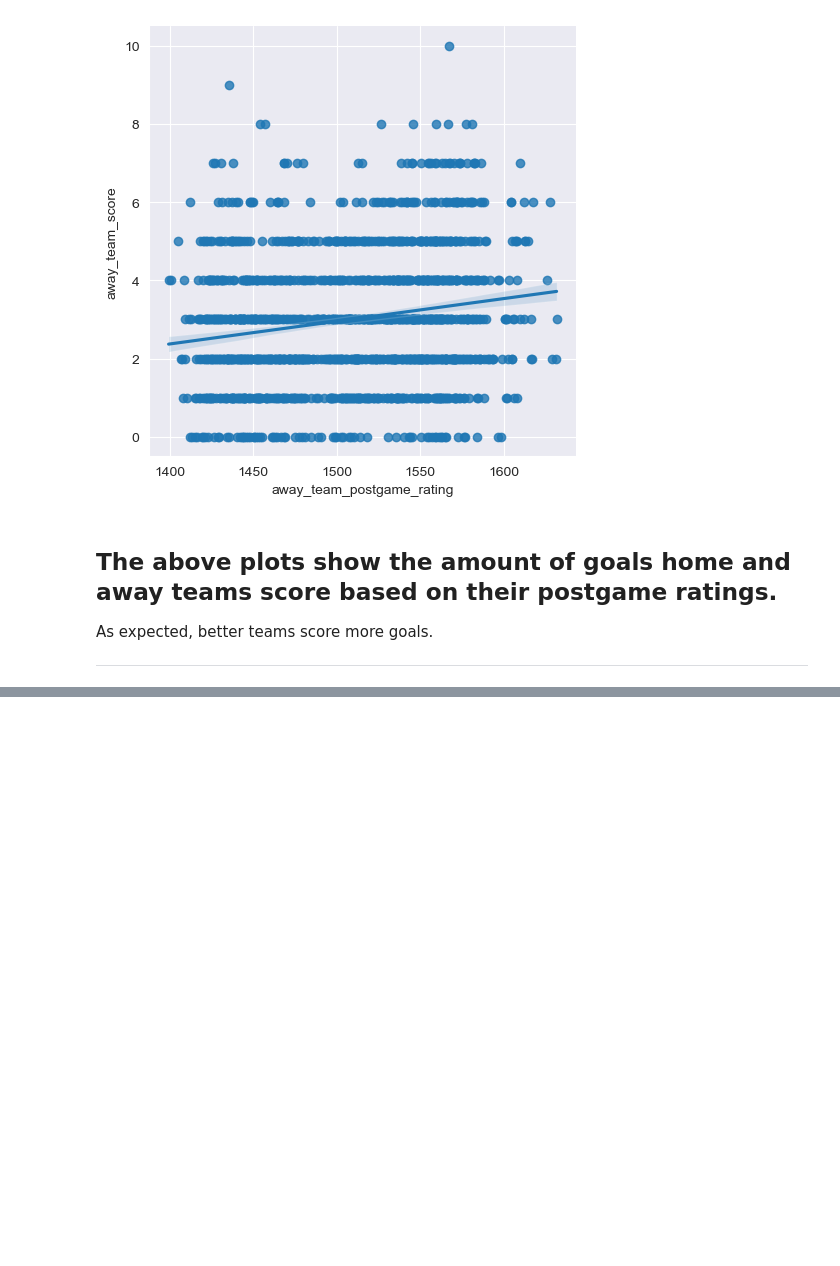
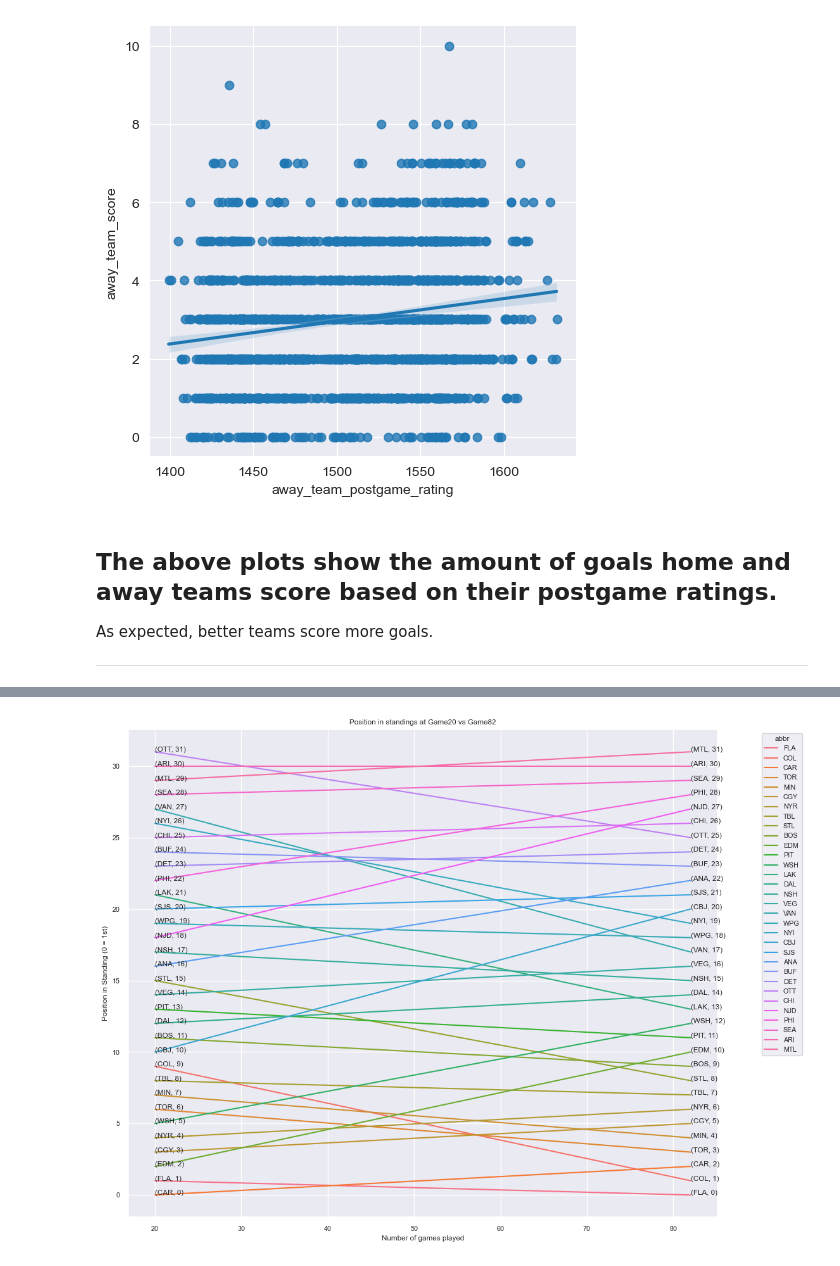
Before and after one commit to ubco-W2022T1-cosc301/project-group10, a Jupyter notebook: notebooks/AndreiZipisNotebook.ipynb, the cells around one changed output, grey strips where cells are left out. Cells and saved outputs as stored; diff of their text form; code cells hidden in the pictures; blank space fills up the shorter version.

```diff
--- a/notebooks/AndreiZipisNotebook.ipynb
+++ b/notebooks/AndreiZipisNotebook.ipynb
@@ -202,0 +257,18 @@ df
+# %%
+df_pos82 = pd.DataFrame(columns=['abbr', 'game82'])
+df_pos20 = pd.DataFrame(columns=['abbr', 'game20'])
+
+ax = sns.lineplot(data = df_game20vs80, x = 'game_num', y = (df_game20vs80.index % 32), hue = 'abbr')
+sns.set(rc={"figure.figsize":(12, 10)})
+sns.set(font_scale=0.7)
+sns.move_legend(ax, "upper right", bbox_to_anchor=(1.15, 1))
+ax.set(xlabel ="Number of games played", ylabel = "Position in Standing (0 = 1st)", title='Position in standings at Game20 vs Game82')
+
+for game_num, index, abbr in zip(df_game20vs80['game_num'], df_game20vs80.index % 32, df_game20vs80['abbr']):
+    ax.annotate(f'({abbr}, {index})', xy=(game_num, index))
+    if game_num == 82:
+        df_pos82 = pd.concat([df_pos82, pd.DataFrame(data = [[abbr, index]], columns = ['abbr', 'game82'])])
+    else:
+        df_pos20 = pd.concat([df_pos20, pd.DataFrame(data = [[abbr, index]], columns = ['abbr', 'game20'])])
+# %% [output]
+[figure, added]
```
Also changed, not shown: parts of 23 cells of this notebook.
